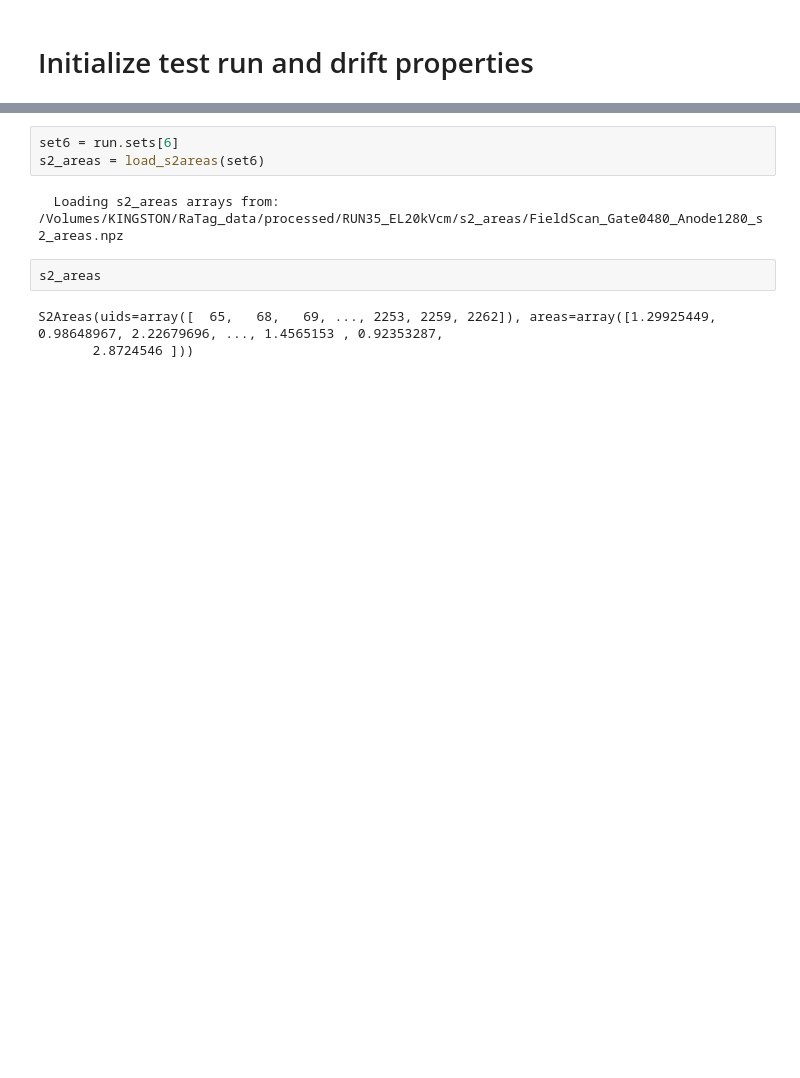
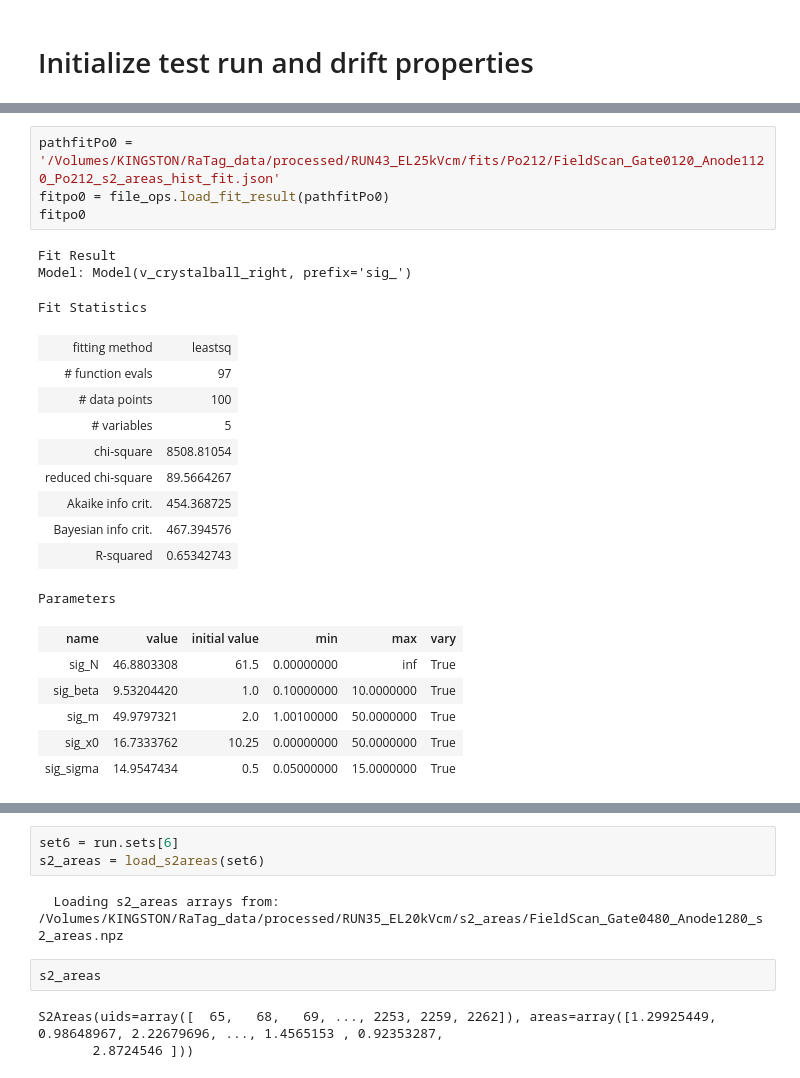
Before and after one commit to proscrite/RaTag, a Jupyter notebook: notebooks/multi-iso-dev.ipynb, the cells around one changed output, grey strips where cells are left out. Cells and saved outputs as stored; diff of their text form; blank space fills up the shorter version.

```diff
--- a/notebooks/multi-iso-dev.ipynb
+++ b/notebooks/multi-iso-dev.ipynb
@@ -155,0 +348,24 @@ runm['Po212'].sets[6].area_s2_mean
+# %%
+pathfitPo0 = '/Volumes/KINGSTON/RaTag_data/processed/RUN43_EL25kVcm/fits/Po212/FieldScan_Gate0120_Anode1120_Po212_s2_areas_hist_fit.json'
+fitpo0 = file_ops.load_fit_result(pathfitPo0)
+fitpo0
+# %% [output]
+Fit Result
+Model: Model(v_crystalball_right, prefix='sig_')
+Fit Statistics
+| fitting method | leastsq |
+| # function evals | 97 |
+| # data points | 100 |
+| # variables | 5 |
+| chi-square | 8508.81054 |
+| reduced chi-square | 89.5664267 |
+| Akaike info crit. | 454.368725 |
+| Bayesian info crit. | 467.394576 |
+| R-squared | 0.65342743 |
+Parameters
+| name | value | initial value | min | max | vary |
+| sig_N | 46.8803308 | 61.5 | 0.00000000 | inf | True |
+| sig_beta | 9.53204420 | 1.0 | 0.10000000 | 10.0000000 | True |
+| sig_m | 49.9797321 | 2.0 | 1.00100000 | 50.0000000 | True |
+| sig_x0 | 16.7333762 | 10.25 | 0.00000000 | 50.0000000 | True |
+| sig_sigma | 14.9547434 | 0.5 | 0.05000000 | 15.0000000 | True |
```
Also changed, not shown: parts of 13 cells of this notebook, 3 other files.
